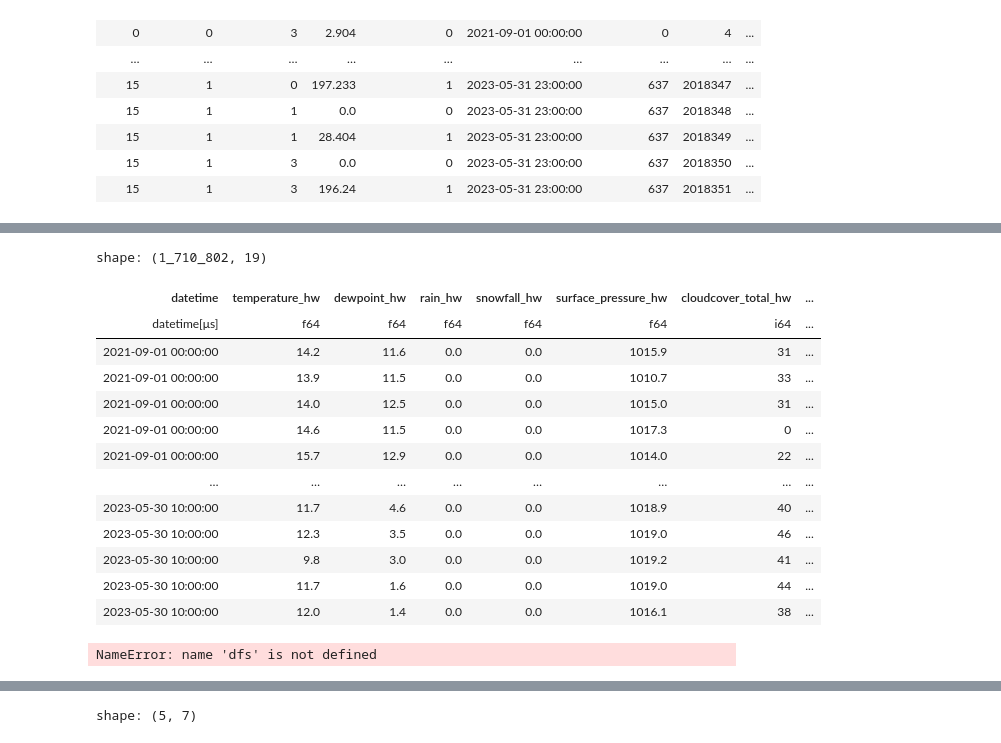
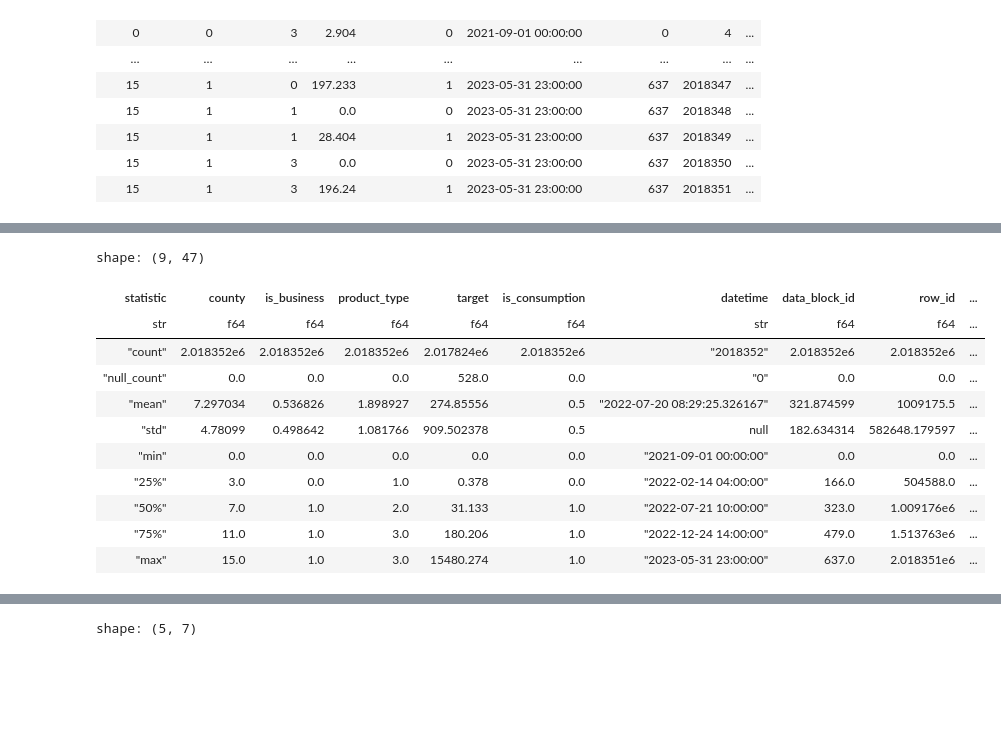
Before and after one commit to pabbuen/TFG-ProduccionElectrica, a Jupyter notebook: codigo/notebooks/preprocessing.ipynb, the cells around one changed output, grey strips where cells are left out. Saved outputs shown, nothing was run; the diff lists cells and outputs as text; code cells hidden in the pictures; blank space fills up the shorter version.

```diff
--- a/codigo/notebooks/preprocessing.ipynb
+++ b/codigo/notebooks/preprocessing.ipynb
@@ -107,20 +55,0 @@ array([[59.7       , 28.2       ,  1.04196156,  0.49218285],
-# %%
-counties = np.array([], np.int32)
-for coord in coords_array[:, 2:4]:
-    cnty = -1
-    min_dist = float("inf")
-    county_zip = zip(stations_array[:, :2], stations_array[:, 2])
-
-    for lat_lon, county in county_zip:
-        dist = haversine_distances([coord, lat_lon])[0, 1]
-
-        if dist < min_dist:
-            min_dist = dist
-            cnty = county
-
-    counties = np.append(
-        counties,
-        int(cnty)
-    )
-
-counties
@@ -135,5 +55,0 @@ array([ 2, 15,  4, 10, 11, 15,  5,  7, 11,  3,  2,  1, 15,  2, 10,  7,  1,
-# %%
-coords = coords.with_columns(
-    pl.lit(counties).alias("county")
-)
-coords
@@ -203,7 +56,7 @@ shape: (49, 3)
 # %%
 class DataProcessor:
     def __init__(self):
-        self.gas_join = ["datetime"]
+        self.gas_join = ["date"]
         self.ep_join = ["datetime"]
         self.hw_join = [ "county", "datetime"]
         self.client_join = ["product_type", "county", "is_business", "date"]
@@ -286,8 +139,8 @@ class DataProcessor:
               pl.col("highest_price_per_mwh")) / 2).alias("mean_price_per_mwh_24h")
         )
 
-        df = self.to_datetime(df, "origin_date")
-        df = df.rename({"origin_date":"datetime"})
+        df = df.with_columns(pl.col("origin_date").str.strptime(pl.Date))
+        df = df.rename({"origin_date":"date"})
 
         return self.change_names(df, "_gas", self.gas_join)
 
@@ -363,6 +216,7 @@ class DataProcessor:
 
     def __call__(self, df_dict: dict):
 
+        # Features
         data = self.get_data_features(df_dict["train"])
         gas_p = self.get_gas_features(df_dict["gas_prices"])
         el_p = self.get_electricity_features(df_dict["electricity_prices"])
@@ -372,6 +226,7 @@ class DataProcessor:
             df_dict["weather_station"]
         )
 
+        # Joins
         final_data = data.join(client, on=self.client_join, how="left")
         final_data = final_data.join(gas_p, on=self.gas_join, how="left")
         final_data = final_data.join(el_p, on=self.ep_join, how="left")
@@ -422,21 +256,15 @@ shape: (30_624, 46)
 # %%
-res
+res.describe()
 # %% [output]
-shape: (1_710_802, 19)
+shape: (9, 47)
-| datetime | temperature_hw | dewpoint_hw | rain_hw | snowfall_hw | surface_pressure_hw | cloudcover_total_hw | ... |
-| datetime[μs] | f64 | f64 | f64 | f64 | f64 | i64 | ... |
-| 2021-09-01 00:00:00 | 14.2 | 11.6 | 0.0 | 0.0 | 1015.9 | 31 | ... |
-| 2021-09-01 00:00:00 | 13.9 | 11.5 | 0.0 | 0.0 | 1010.7 | 33 | ... |
-| 2021-09-01 00:00:00 | 14.0 | 12.5 | 0.0 | 0.0 | 1015.0 | 31 | ... |
-| 2021-09-01 00:00:00 | 14.6 | 11.5 | 0.0 | 0.0 | 1017.3 | 0 | ... |
-| 2021-09-01 00:00:00 | 15.7 | 12.9 | 0.0 | 0.0 | 1014.0 | 22 | ... |
-| … | … | … | … | … | … | … | ... |
-| 2023-05-30 10:00:00 | 11.7 | 4.6 | 0.0 | 0.0 | 1018.9 | 40 | ... |
-| 2023-05-30 10:00:00 | 12.3 | 3.5 | 0.0 | 0.0 | 1019.0 | 46 | ... |
-| 2023-05-30 10:00:00 | 9.8 | 3.0 | 0.0 | 0.0 | 1019.2 | 41 | ... |
-| 2023-05-30 10:00:00 | 11.7 | 1.6 | 0.0 | 0.0 | 1019.0 | 44 | ... |
-| 2023-05-30 10:00:00 | 12.0 | 1.4 | 0.0 | 0.0 | 1016.1 | 38 | ... |
+| statistic | county | is_business | product_type | target | is_consumption | datetime | data_block_id | row_id | ... |
+| str | f64 | f64 | f64 | f64 | f64 | str | f64 | f64 | ... |
+| "count" | 2.018352e6 | 2.018352e6 | 2.018352e6 | 2.017824e6 | 2.018352e6 | "2018352" | 2.018352e6 | 2.018352e6 | ... |
+| "null_count" | 0.0 | 0.0 | 0.0 | 528.0 | 0.0 | "0" | 0.0 | 0.0 | ... |
+| "mean" | 7.297034 | 0.536826 | 1.898927 | 274.85556 | 0.5 | "2022-07-20 08:29:25.326167" | 321.874599 | 1009175.5 | ... |
+| "std" | 4.78099 | 0.498642 | 1.081766 | 909.502378 | 0.5 | null | 182.634314 | 582648.179597 | ... |
+| "min" | 0.0 | 0.0 | 0.0 | 0.0 | 0.0 | "2021-09-01 00:00:00" | 0.0 | 0.0 | ... |
+| "25%" | 3.0 | 0.0 | 1.0 | 0.378 | 0.0 | "2022-02-14 04:00:00" | 166.0 | 504588.0 | ... |
+| "50%" | 7.0 | 1.0 | 2.0 | 31.133 | 1.0 | "2022-07-21 10:00:00" | 323.0 | 1.009176e6 | ... |
+| "75%" | 11.0 | 1.0 | 3.0 | 180.206 | 1.0 | "2022-12-24 14:00:00" | 479.0 | 1.513763e6 | ... |
+| "max" | 15.0 | 1.0 | 3.0 | 15480.274 | 1.0 | "2023-05-31 23:00:00" | 637.0 | 2.018351e6 | ... |
-# %%
-dfs["historical_weather"]
-# %% [output]
-NameError: name 'dfs' is not defined
```
Also changed, not shown: parts of 10 cells of this notebook, 1 other file.
